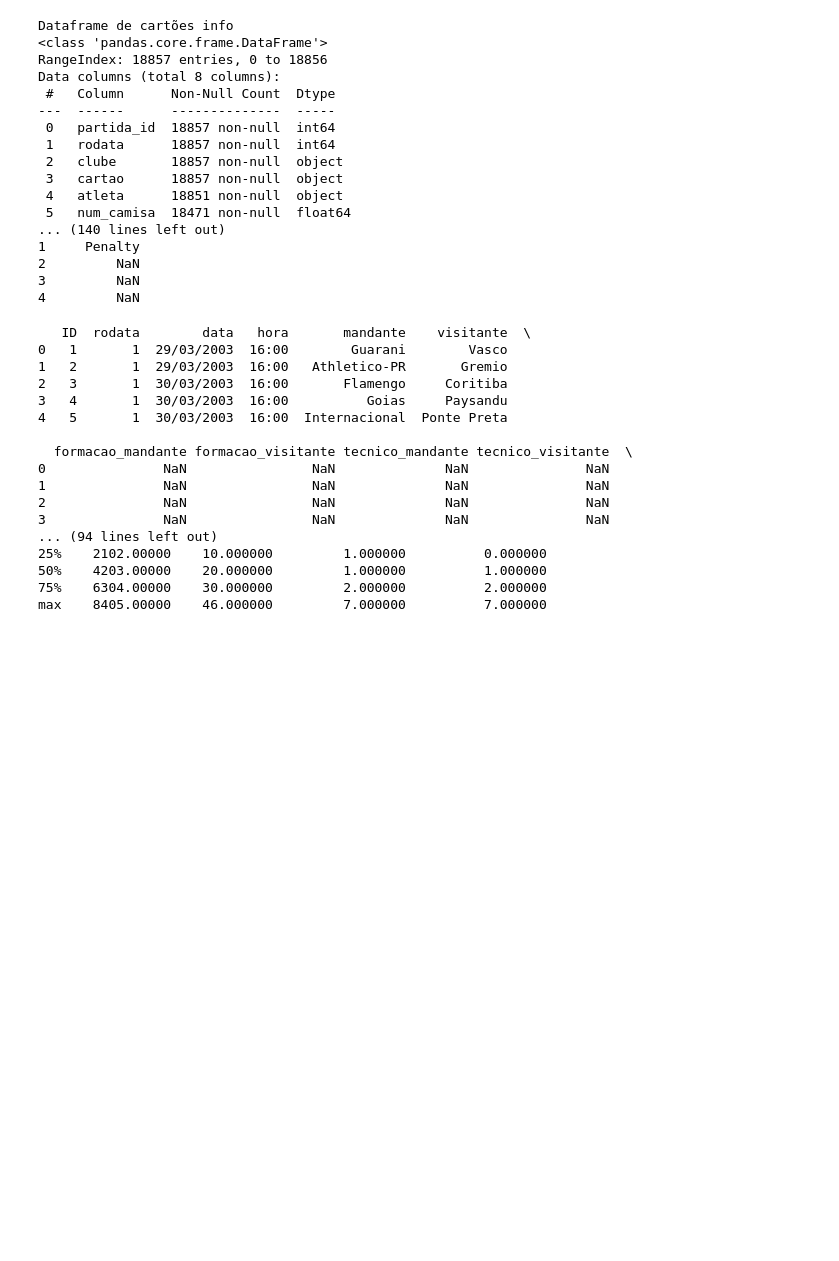
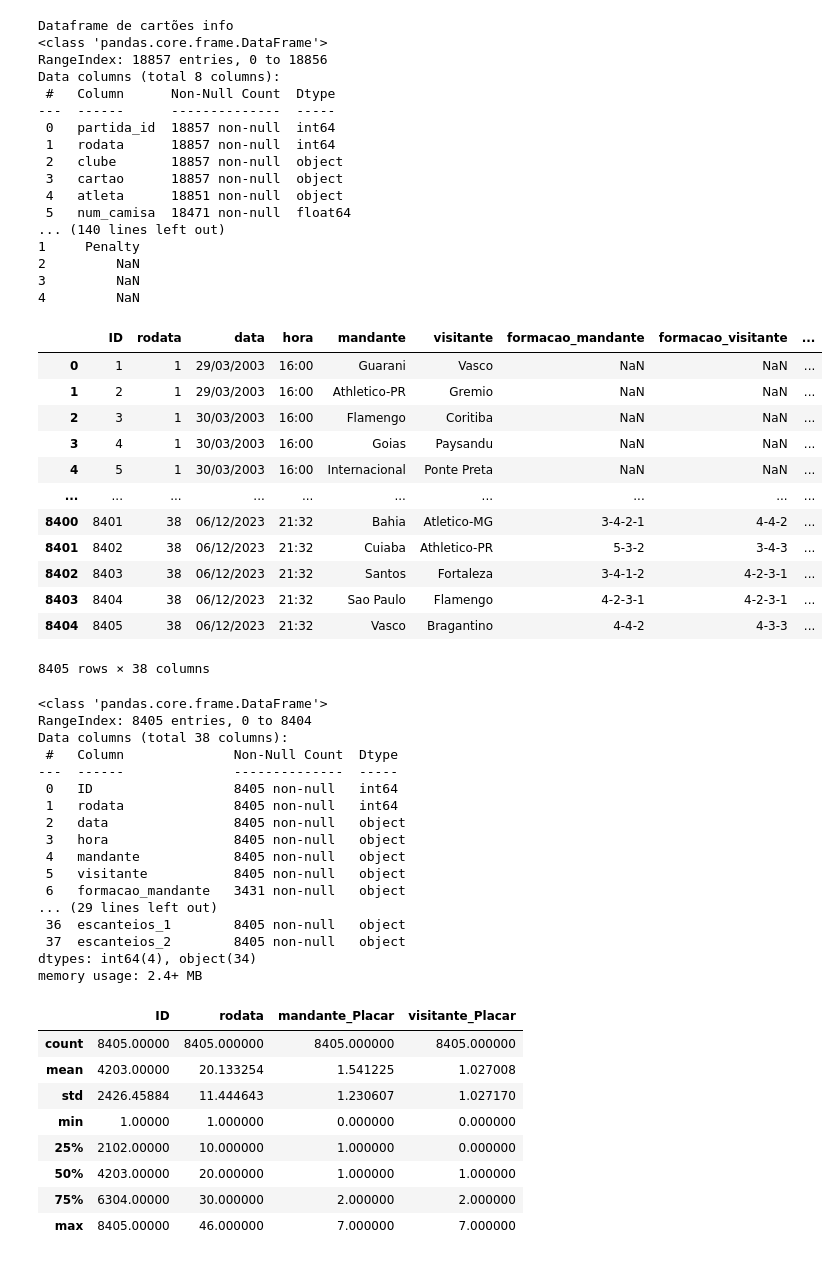
Before and after one commit to ThiagoYure/Data-Science-Brasileirao, a Jupyter notebook: notebooks/eda.ipynb, the cells around one changed output. Saved outputs shown, nothing was run; the diff lists cells and outputs as text; code cells hidden in the pictures; blank space fills up the shorter version.

```diff
--- a/notebooks/eda.ipynb
+++ b/notebooks/eda.ipynb
@@ -57,50 +57,73 @@ def unir_tabelas_um_para_dois_chaves_diferentes(tabela1, tabela2, chave_tabela1,
     Une duas tabelas (um para dois) transformando as duas linhas correspondentes na tabela2 em duas colunas distintas,
     quando a chave de ligação entre as tabelas tem nomes diferentes.
 
     Parâmetros:
     tabela1 (pd.DataFrame): A tabela do lado 'um' da relação.
     tabela2 (pd.DataFrame): A tabela do lado 'dois' da relação.
     chave_tabela1 (str): O nome da coluna chave na tabela1.
     chave_tabela2 (str): O nome da coluna chave na tabela2.
     colunas_tabela2 (list): Lista de colunas da tabela2 que devem ser transformadas em colunas únicas na nova tabela.
 
     Retorno:
     pd.DataFrame: A tabela resultante da união."""
 
 
     # Primeiro, adicionamos um identificador único para distinguir as duas entradas (pode ser uma numeração)
     tabela2['linha'] = tabela2.groupby(chave_tabela2).cumcount() + 1
 
     # Fazemos o pivot para transformar as duas linhas em duas colunas
     tabela_pivot = tabela2.pivot(index=chave_tabela2, columns='linha', values=colunas_tabela2)
 
     # Renomeamos as colunas para que fiquem claras
     tabela_pivot.columns = ['{}_{}'.format(col, val) for col, val in tabela_pivot.columns]
 
     # Juntamos a tabela pivotada com a tabela original (tabela1)
     resultado_final = pd.merge(tabela1, tabela_pivot, left_on=chave_tabela1, right_on=chave_tabela2, how='left')
 
     return resultado_final
 
 df_merged = unir_tabelas_um_para_dois_chaves_diferentes(tabela1=df_full, tabela2=df_stats_full, chave_tabela1='ID', chave_tabela2='partida_id',colunas_tabela2=['clube','chutes','chutes_no_alvo','posse_de_bola','passes','precisao_passes','faltas','cartao_amarelo','cartao_vermelho','impedimentos','escanteios'])
-print(df_merged.head())
-print(df_merged.info())
-print(df_merged.describe())
+
+display(df_merged)
+df_merged.info()
+df_merged.describe()
 # %% [output]
+|  | ID | rodata | data | hora | mandante | visitante | formacao_mandante | formacao_visitante | ... |
+| 0 | 1 | 1 | 29/03/2003 | 16:00 | Guarani | Vasco | NaN | NaN | ... |
+| 1 | 2 | 1 | 29/03/2003 | 16:00 | Athletico-PR | Gremio | NaN | NaN | ... |
+| 2 | 3 | 1 | 30/03/2003 | 16:00 | Flamengo | Coritiba | NaN | NaN | ... |
+| 3 | 4 | 1 | 30/03/2003 | 16:00 | Goias | Paysandu | NaN | NaN | ... |
+| 4 | 5 | 1 | 30/03/2003 | 16:00 | Internacional | Ponte Preta | NaN | NaN | ... |
+| ... | ... | ... | ... | ... | ... | ... | ... | ... | ... |
+| 8400 | 8401 | 38 | 06/12/2023 | 21:32 | Bahia | Atletico-MG | 3-4-2-1 | 4-4-2 | ... |
+| 8401 | 8402 | 38 | 06/12/2023 | 21:32 | Cuiaba | Athletico-PR | 5-3-2 | 3-4-3 | ... |
+| 8402 | 8403 | 38 | 06/12/2023 | 21:32 | Santos | Fortaleza | 3-4-1-2 | 4-2-3-1 | ... |
+| 8403 | 8404 | 38 | 06/12/2023 | 21:32 | Sao Paulo | Flamengo | 4-2-3-1 | 4-2-3-1 | ... |
+| 8404 | 8405 | 38 | 06/12/2023 | 21:32 | Vasco | Bragantino | 4-4-2 | 4-3-3 | ... |
-   ID  rodata        data   hora       mandante    visitante  \
-0   1       1  29/03/2003  16:00        Guarani        Vasco
-1   2       1  29/03/2003  16:00   Athletico-PR       Gremio
-2   3       1  30/03/2003  16:00       Flamengo     Coritiba
-3   4       1  30/03/2003  16:00          Goias     Paysandu
-4   5       1  30/03/2003  16:00  Internacional  Ponte Preta
-
-  formacao_mandante formacao_visitante tecnico_mandante tecnico_visitante  \
-0               NaN                NaN              NaN               NaN
-1               NaN                NaN              NaN               NaN
-2               NaN                NaN              NaN               NaN
-3               NaN                NaN              NaN               NaN
-... (94 lines left out)
-25%    2102.00000    10.000000         1.000000          0.000000
-50%    4203.00000    20.000000         1.000000          1.000000
-75%    6304.00000    30.000000         2.000000          2.000000
-max    8405.00000    46.000000         7.000000          7.000000
+8405 rows × 38 columns
+<class 'pandas.core.frame.DataFrame'>
+RangeIndex: 8405 entries, 0 to 8404
+Data columns (total 38 columns):
+ #   Column              Non-Null Count  Dtype
+---  ------              --------------  -----
+ 0   ID                  8405 non-null   int64
+ 1   rodata              8405 non-null   int64
+ 2   data                8405 non-null   object
+ 3   hora                8405 non-null   object
+ 4   mandante            8405 non-null   object
+ 5   visitante           8405 non-null   object
+ 6   formacao_mandante   3431 non-null   object
+... (29 lines left out)
+ 36  escanteios_1        8405 non-null   object
+ 37  escanteios_2        8405 non-null   object
+dtypes: int64(4), object(34)
+memory usage: 2.4+ MB
+|  | ID | rodata | mandante_Placar | visitante_Placar |
+| count | 8405.00000 | 8405.000000 | 8405.000000 | 8405.000000 |
+| mean | 4203.00000 | 20.133254 | 1.541225 | 1.027008 |
+| std | 2426.45884 | 11.444643 | 1.230607 | 1.027170 |
+| min | 1.00000 | 1.000000 | 0.000000 | 0.000000 |
+| 25% | 2102.00000 | 10.000000 | 1.000000 | 0.000000 |
+| 50% | 4203.00000 | 20.000000 | 1.000000 | 1.000000 |
+| 75% | 6304.00000 | 30.000000 | 2.000000 | 2.000000 |
+| max | 8405.00000 | 46.000000 | 7.000000 | 7.000000 |
```
Also changed, not shown: parts of 9 cells of this notebook.
